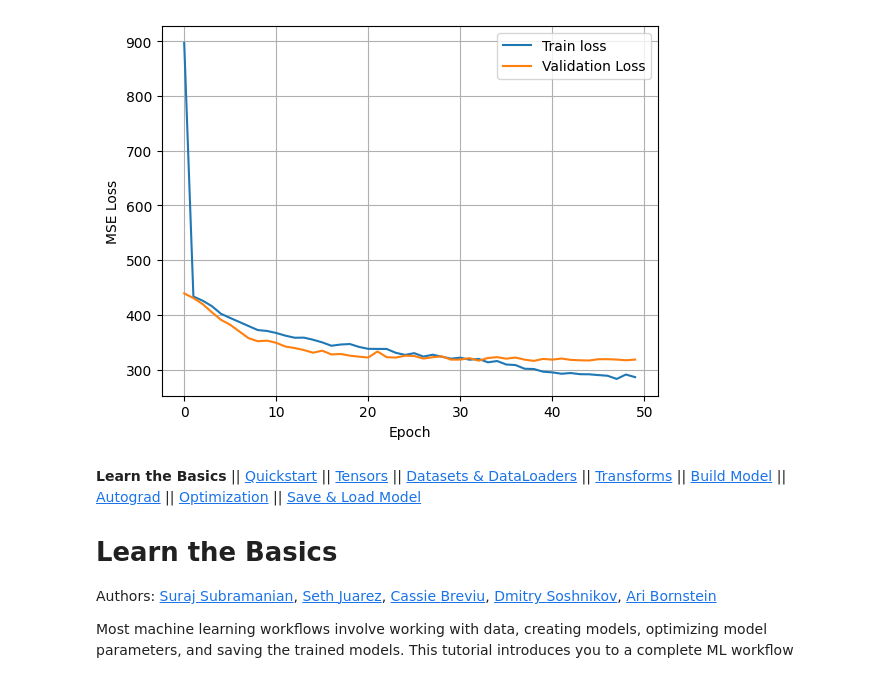
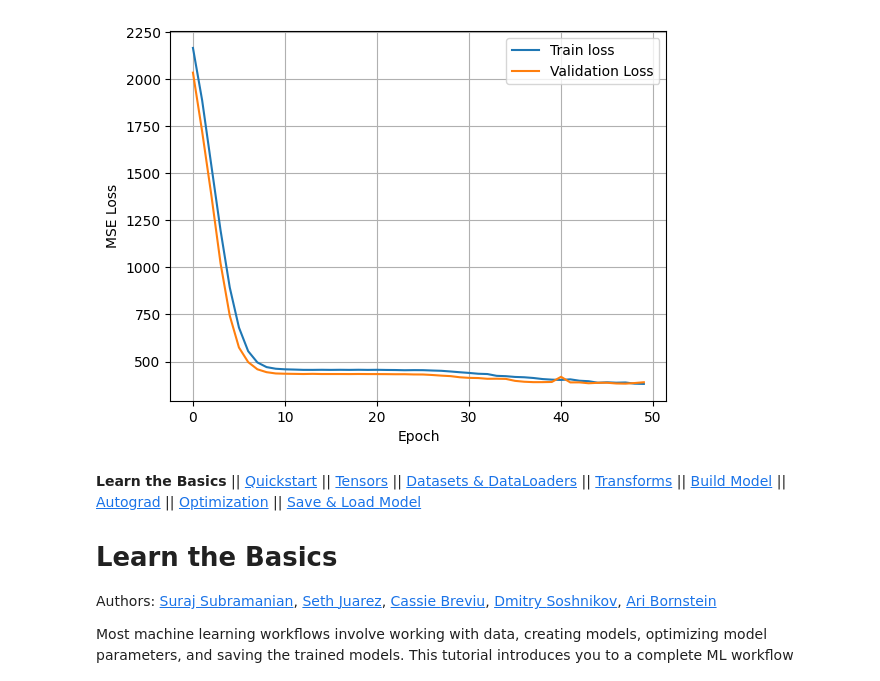
Before and after one commit to jjo0914/BrainCompetition, a Jupyter notebook: _downloads/070179efc13bd796c5dd4af7bf52d5b9/intro.ipynb, the cells around one changed output. Cells and saved outputs as stored; diff of their text form; code cells hidden in the pictures.

```diff
--- a/_downloads/070179efc13bd796c5dd4af7bf52d5b9/intro.ipynb
+++ b/_downloads/070179efc13bd796c5dd4af7bf52d5b9/intro.ipynb
@@ -111,7 +111,7 @@ class SignalCNN(nn.Module): # 예시로 nn.Module,parameters() 가있는데 이
     self.bn3=nn.BatchNorm1d(32)
     self.relu3=nn.ReLU()
     self.pool3=nn.MaxPool1d(kernel_size=2,stride=2) # /7/14/
-    self.drop3=  nn.Dropout1d(0.1),
+    self.drop3=  nn.Dropout1d(0.1)
 
     self.conv4=nn.Conv1d(32,64,kernel_size=3,padding=1)
     self.bn4=nn.BatchNorm1d(64)
@@ -126,7 +126,7 @@ class SignalCNN(nn.Module): # 예시로 nn.Module,parameters() 가있는데 이
     #conv연산으로 특징 추출한 뒤에는  각채널당 값을 1개로요약
     # 그래서 필터로 추출할 특징이 얼마나 강하게 나타났는가? 만 요약  시간축값은 사라짐(10으로늘리거나 추가로다른모델 사용가능하다..)
     # mean써도 되긴한다는데 .. 음.. (1차원으로바로)
-    avg=1
+    avg=16
     self.global_pool = nn.AdaptiveAvgPool1d(avg) #아직3차원이래 만약8이면채널마다 최종8개 값
     # 마지막차원을 없앤다.. 왜?Linear는 2차원입력을기대한다고함
     self.flatten=nn.Flatten() # channel*최종값 = 최종값들을 1차원으로펼침
@@ -277,4 +277,4 @@ Epoch [50/50] Train Loss: 286.0532 / Val Loss: 318.1199
-[figure, old version]
+[figure, new version]
 # %% [markdown]
 **Learn the Basics** \|\| [Quickstart](quickstart_tutorial.html) \|\|
 [Tensors](tensorqs_tutorial.html) \|\| [Datasets &
```
Also changed, not shown: parts of 1 cell of this notebook.
